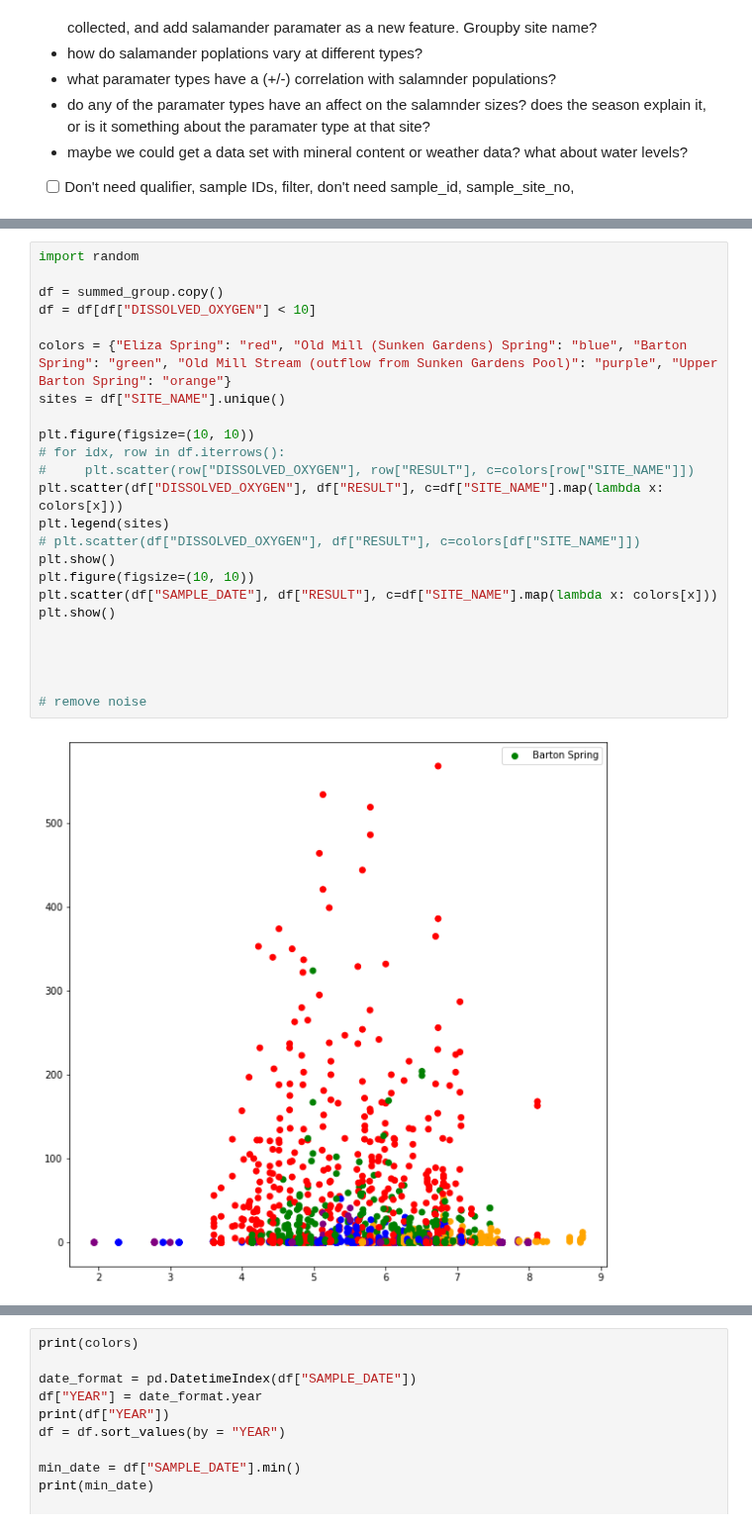
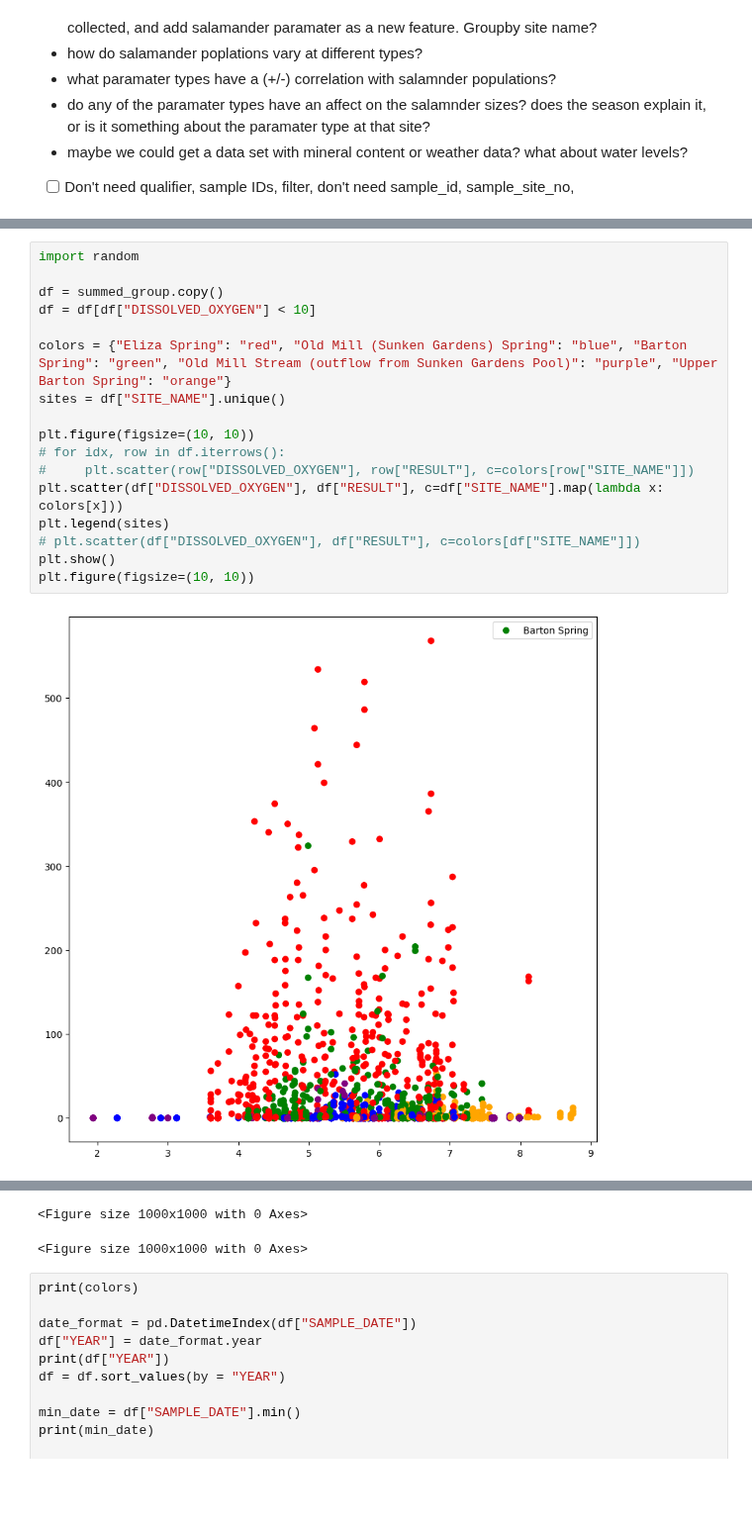
Before and after one commit to benjamin010095/BartonSpringsSalamanders, a Jupyter notebook: Barton Springs Salamanders.ipynb, the cells around one changed output, grey strips where cells are left out. Shown at 99% size. Cells and saved outputs as stored; diff of their text form; blank space fills up the shorter version.

```diff
--- a/Barton Springs Salamanders.ipynb
+++ b/Barton Springs Salamanders.ipynb
@@ -328,26 +194,19 @@ dtype: int64
 # %%
 import random
 
 df = summed_group.copy()
 df = df[df["DISSOLVED_OXYGEN"] < 10]
 
 colors = {"Eliza Spring": "red", "Old Mill (Sunken Gardens) Spring": "blue", "Barton Spring": "green", "Old Mill Stream (outflow from Sunken Gardens Pool)": "purple", "Upper Barton Spring": "orange"}
 sites = df["SITE_NAME"].unique()
 
 plt.figure(figsize=(10, 10))
 # for idx, row in df.iterrows():
 #     plt.scatter(row["DISSOLVED_OXYGEN"], row["RESULT"], c=colors[row["SITE_NAME"]])
 plt.scatter(df["DISSOLVED_OXYGEN"], df["RESULT"], c=df["SITE_NAME"].map(lambda x: colors[x]))
 plt.legend(sites)
 # plt.scatter(df["DISSOLVED_OXYGEN"], df["RESULT"], c=colors[df["SITE_NAME"]])
 plt.show()
 plt.figure(figsize=(10, 10))
-plt.scatter(df["SAMPLE_DATE"], df["RESULT"], c=df["SITE_NAME"].map(lambda x: colors[x]))
-plt.show()
-
-
-
-
-# remove noise
 # %% [output]
-[figure, old version]
+[figure, new version]
@@ -355,3 +213,5 @@ plt.show()
+<Figure size 1000x1000 with 0 Axes>
+<Figure size 1000x1000 with 0 Axes>
 # %%
 print(colors)
 
```
Also changed, not shown: parts of 16 cells of this notebook.
